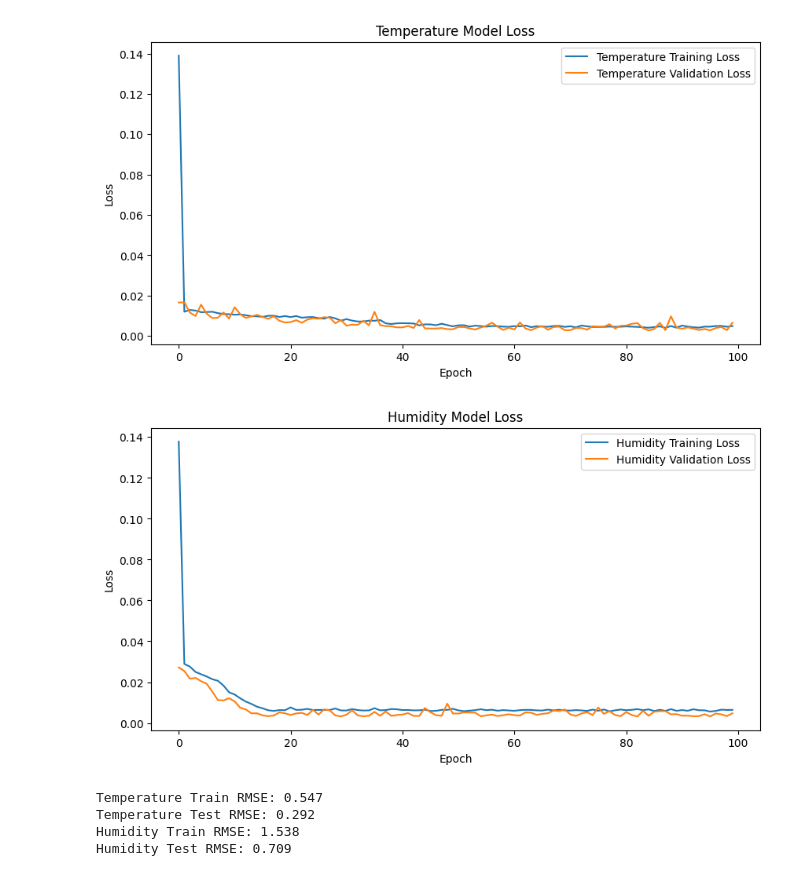
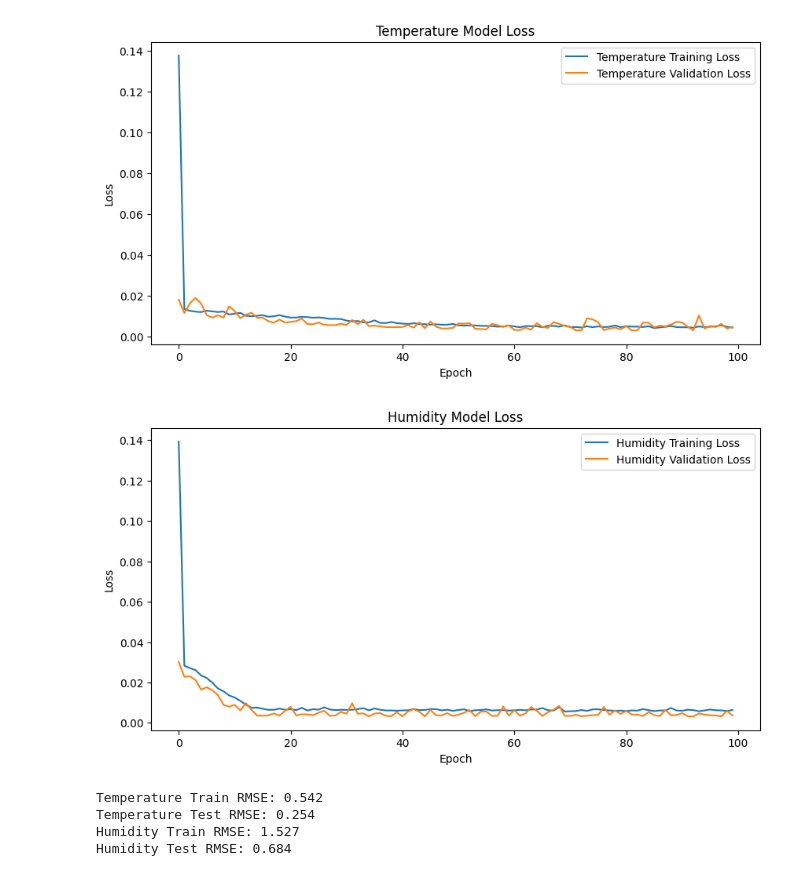
Before and after one commit to MOWIRILANA/AI_data_prediction, a Jupyter notebook: DataPrediction.ipynb, the cells around one changed output. Drawn from its saved outputs; the diff is of its cells as text; code cells hidden in the pictures.

```diff
--- a/DataPrediction.ipynb
+++ b/DataPrediction.ipynb
@@ -36,7 +36,7 @@ def series_to_supervised(data, n_in=1, n_out=1, dropnan=True):
     return agg
 
 # Read dataset
-file_path = 'Dataset Sensor Kel2.txt'  # Replace with your file path
+file_path = 'Dataset Sensor.txt'  # Replace with your file path
 dataset = read_csv(file_path, parse_dates={'datetime': ['Tanggal', 'Waktu']}, dayfirst=True, infer_datetime_format=True)
 dataset['datetime'] = to_datetime(dataset['datetime'], format='%d/%m/%Y %H.%M.%S')
 dataset['Bulan'] = dataset['datetime'].dt.month
@@ -224,6 +240,6 @@ Epoch 100/100
-[figure, old version]
+[figure, new version]
-[figure, old version]
+[figure, new version]
-Temperature Train RMSE: 0.547
-Temperature Test RMSE: 0.292
-Humidity Train RMSE: 1.538
-Humidity Test RMSE: 0.709
+Temperature Train RMSE: 0.542
+Temperature Test RMSE: 0.254
+Humidity Train RMSE: 1.527
+Humidity Test RMSE: 0.684
```
Also changed, not shown: parts of 1 cell of this notebook, 1 other file.
